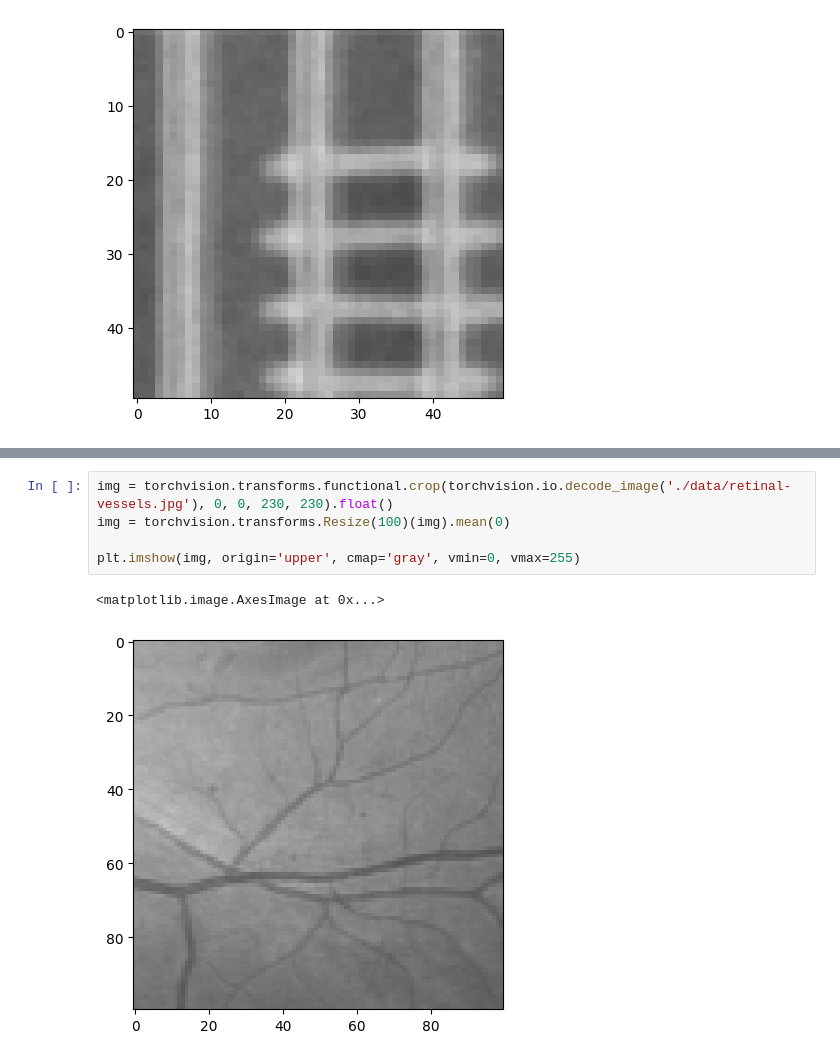
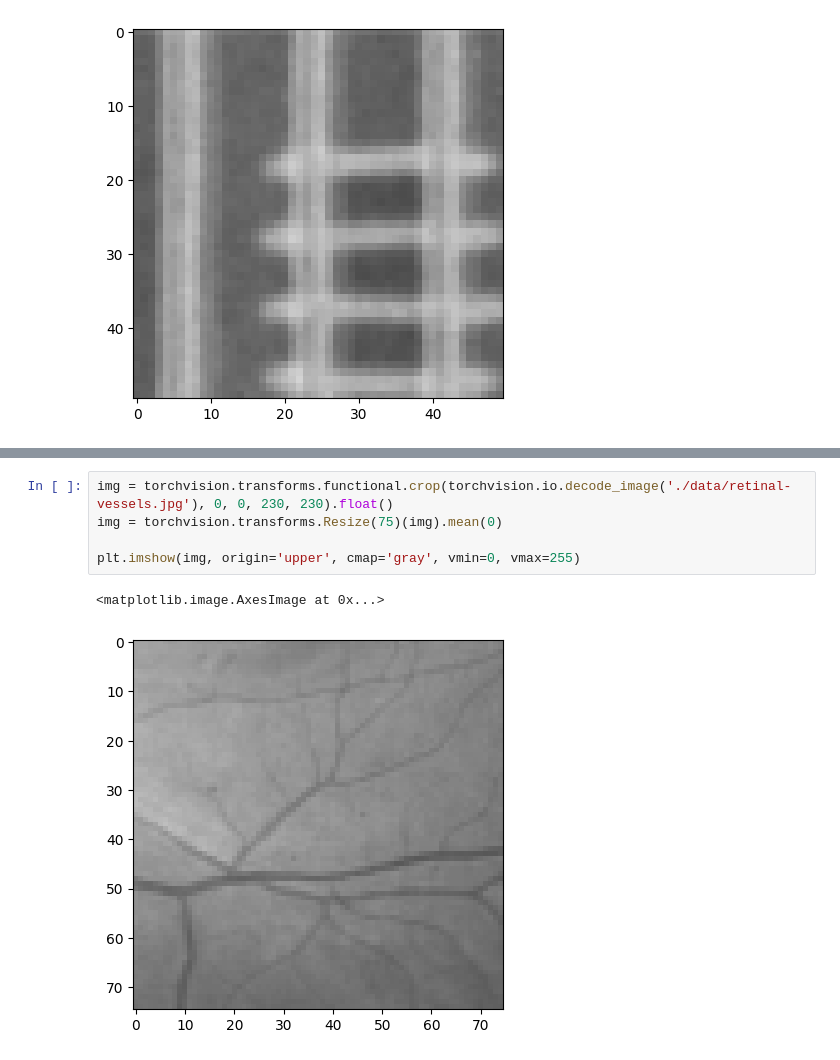
Before and after one commit to SuperVK/sparse-image-repr-bep, a Jupyter notebook: project.ipynb, the cells around one changed output, grey strips where cells are left out. Drawn from its saved outputs; the diff is of its cells as text.

```diff
--- a/project.ipynb
+++ b/project.ipynb
@@ -375,11 +367,11 @@ plot_image(w, 28, True)
 # %%
 img = torchvision.transforms.functional.crop(torchvision.io.decode_image('./data/retinal-vessels.jpg'), 0, 0, 230, 230).float()
-img = torchvision.transforms.Resize(100)(img).mean(0)
+img = torchvision.transforms.Resize(75)(img).mean(0)
 
 plt.imshow(img, origin='upper', cmap='gray', vmin=0, vmax=255)
 # %% [output]
 <matplotlib.image.AxesImage at 0x...>
-[figure, old version]
+[figure, new version]
 # %%
 img = torchvision.transforms.functional.crop(torchvision.io.decode_image('./data/retinal-vessels.jpg'), 0, 0, 230, 230).float()
 
```
Also changed, not shown: parts of 18 cells of this notebook.
